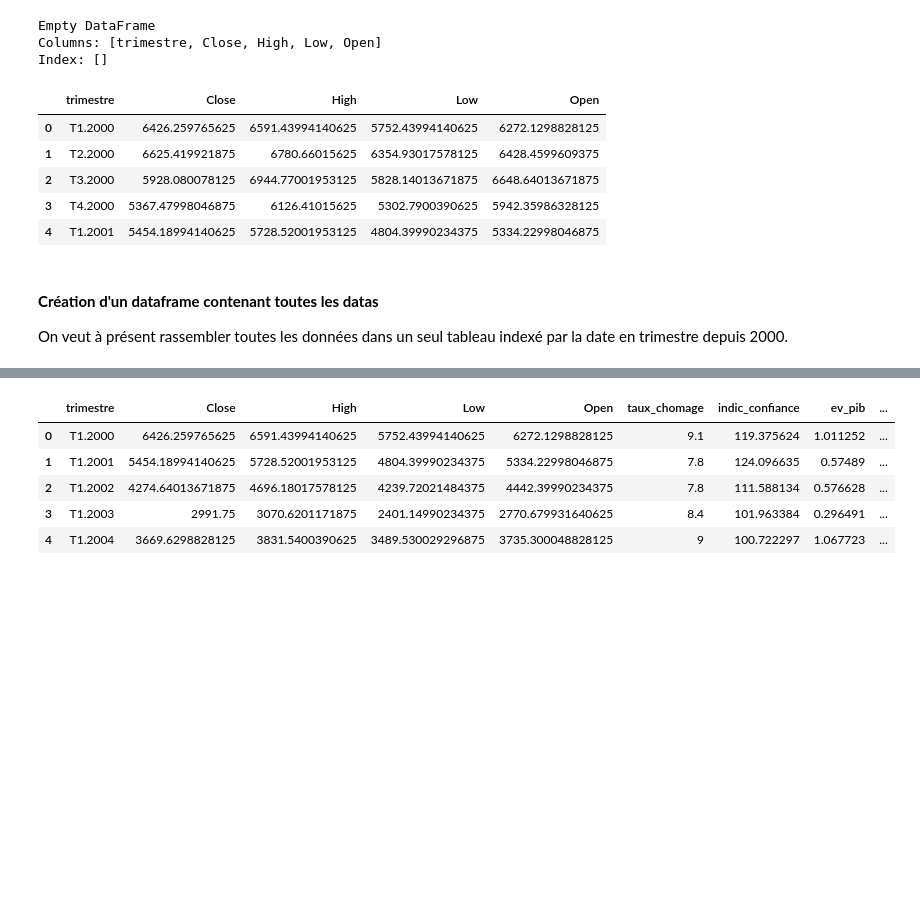
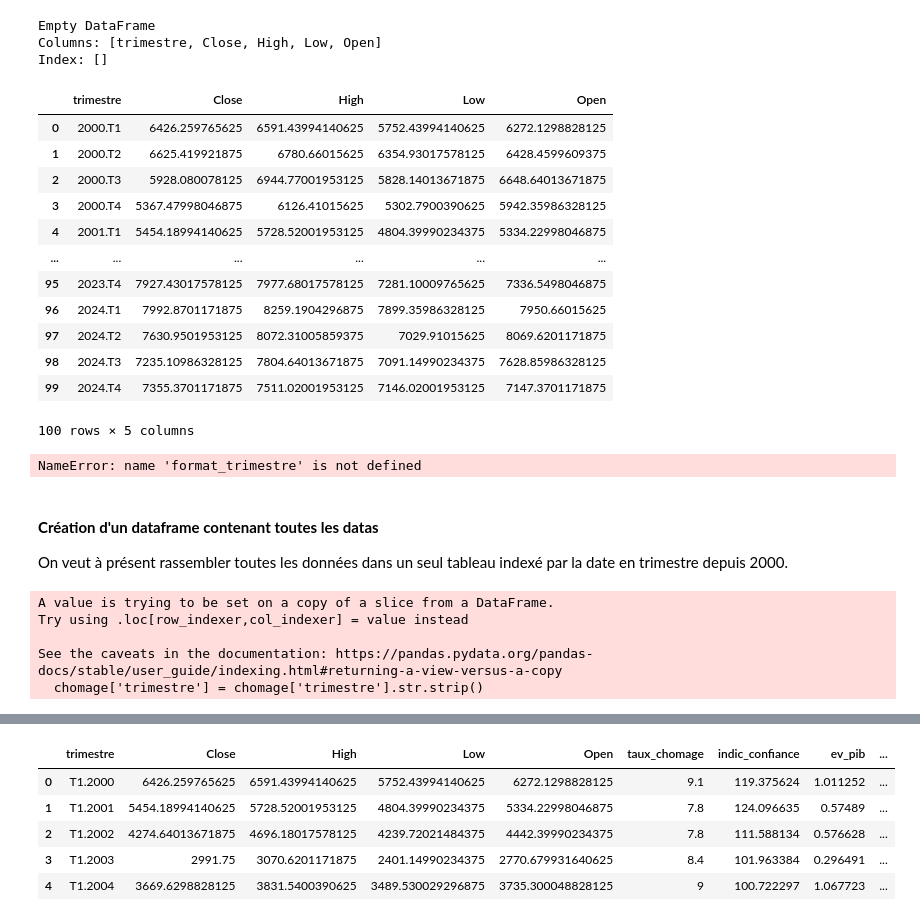
Before and after one commit to amreily/Projet-python-2A, a Jupyter notebook: Notebook_pythondata.ipynb, the cells around one changed output, grey strips where cells are left out. Saved outputs shown, nothing was run; the diff lists cells and outputs as text; code cells hidden in the pictures; blank space fills up the shorter version.

```diff
--- a/Notebook_pythondata.ipynb
+++ b/Notebook_pythondata.ipynb
@@ -943,6 +926,27 @@ print(cac40[cac40.isna().any(axis=1)])
 Empty DataFrame
 Columns: [trimestre, Close, High, Low, Open]
 Index: []
+# %%
+cac40['trimestre'] = pd.to_datetime(cac40['trimestre'])
+
+# Création du format 2000.T1, 2000.T2...
+cac40['trimestre'] = cac40['trimestre'].dt.year.astype(str) + '.T' + ((cac40['trimestre'].dt.month - 1) // 3 + 1).astype(str)
+
+cac40
+# %% [output]
+|  | trimestre | Close | High | Low | Open |
+| 0 | 2000.T1 | 6426.259765625 | 6591.43994140625 | 5752.43994140625 | 6272.1298828125 |
+| 1 | 2000.T2 | 6625.419921875 | 6780.66015625 | 6354.93017578125 | 6428.4599609375 |
+| 2 | 2000.T3 | 5928.080078125 | 6944.77001953125 | 5828.14013671875 | 6648.64013671875 |
+| 3 | 2000.T4 | 5367.47998046875 | 6126.41015625 | 5302.7900390625 | 5942.35986328125 |
+| 4 | 2001.T1 | 5454.18994140625 | 5728.52001953125 | 4804.39990234375 | 5334.22998046875 |
+| ... | ... | ... | ... | ... | ... |
+| 95 | 2023.T4 | 7927.43017578125 | 7977.68017578125 | 7281.10009765625 | 7336.5498046875 |
+| 96 | 2024.T1 | 7992.8701171875 | 8259.1904296875 | 7899.35986328125 | 7950.66015625 |
+| 97 | 2024.T2 | 7630.9501953125 | 8072.31005859375 | 7029.91015625 | 8069.6201171875 |
+| 98 | 2024.T3 | 7235.10986328125 | 7804.64013671875 | 7091.14990234375 | 7628.85986328125 |
+| 99 | 2024.T4 | 7355.3701171875 | 7511.02001953125 | 7146.02001953125 | 7147.3701171875 |
+100 rows × 5 columns
 # %%
 #On vérifie que les données de la colonne trimestre soient du format datetime
 cac40['trimestre'] = pd.to_datetime(cac40['trimestre'])
@@ -953,12 +957,7 @@ cac40['trimestre'] = cac40['trimestre'].apply(format_trimestre)
 #Verification
 cac40.head()
 # %% [output]
-|  | trimestre | Close | High | Low | Open |
-| 0 | T1.2000 | 6426.259765625 | 6591.43994140625 | 5752.43994140625 | 6272.1298828125 |
-| 1 | T2.2000 | 6625.419921875 | 6780.66015625 | 6354.93017578125 | 6428.4599609375 |
-| 2 | T3.2000 | 5928.080078125 | 6944.77001953125 | 5828.14013671875 | 6648.64013671875 |
-| 3 | T4.2000 | 5367.47998046875 | 6126.41015625 | 5302.7900390625 | 5942.35986328125 |
-| 4 | T1.2001 | 5454.18994140625 | 5728.52001953125 | 4804.39990234375 | 5334.22998046875 |
+NameError: name 'format_trimestre' is not defined
 # %% [markdown]
 #### **Création d'un dataframe contenant toutes les datas**
 On veut à présent rassembler toutes les données dans un seul tableau indexé par la date en trimestre depuis 2000.
@@ -965,3 +970,11 @@ On veut à présent rassembler toutes les données dans un seul tableau indexé
+# %%
+chomage['trimestre'] = chomage['trimestre'].str.strip()
+# %% [output]
+A value is trying to be set on a copy of a slice from a DataFrame.
+Try using .loc[row_indexer,col_indexer] = value instead
+
+See the caveats in the documentation: https://pandas.pydata.org/pandas-docs/stable/user_guide/indexing.html#returning-a-view-versus-a-copy
+  chomage['trimestre'] = chomage['trimestre'].str.strip()
 # %%
 # Fusionner toutes les données dans un seul dataframe
 dfs = [cac40, chomage, confiance, ev_pib, ipc]
```
Also changed, not shown: parts of 9 cells of this notebook.
